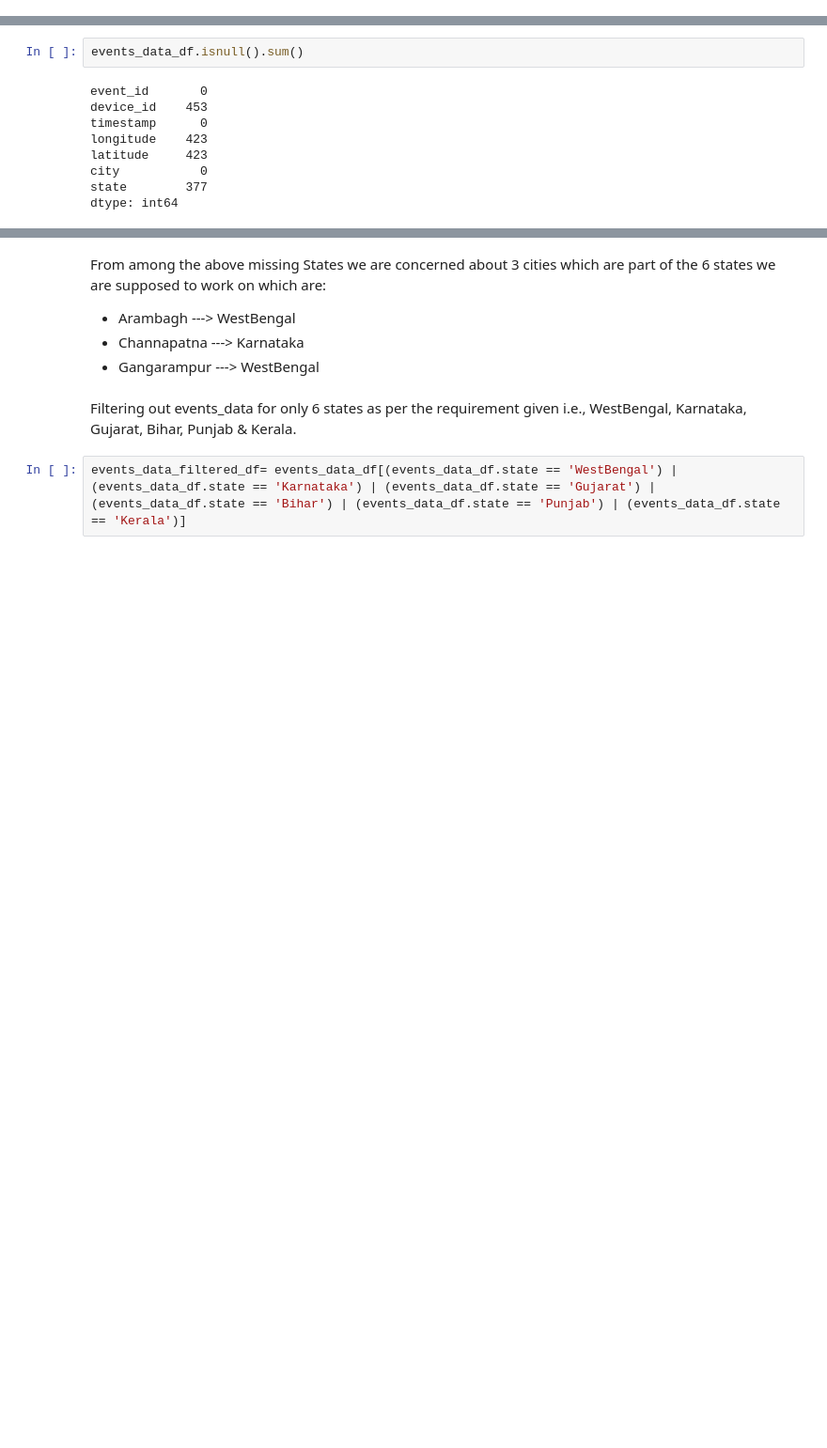
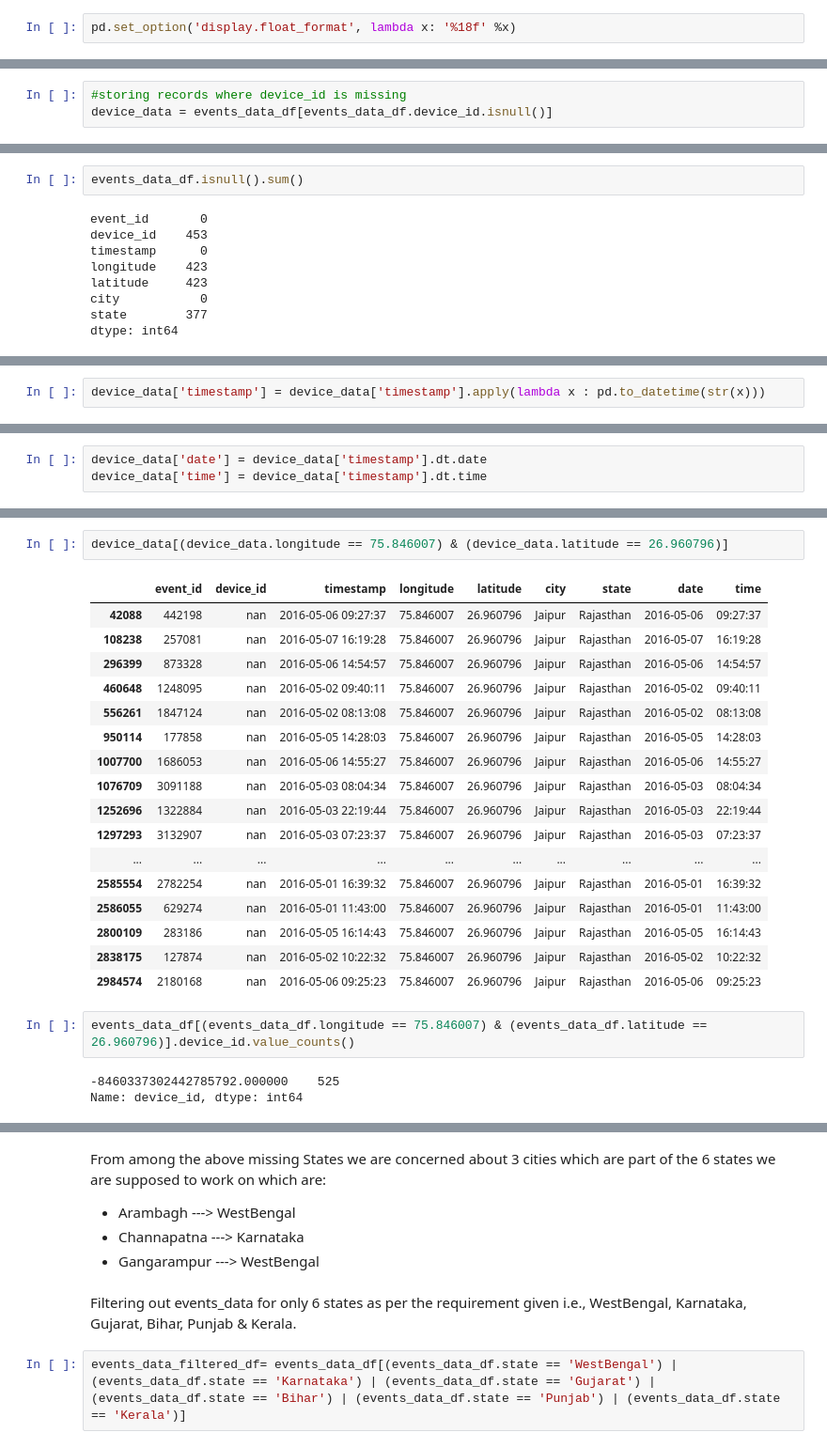
Before and after one commit to santhoshbvsrk/CapstoneProjects, a Jupyter notebook: DataAnalytics_CDF/InsaidTelecom_CDFCapstone.ipynb, the cells around one changed output, grey strips where cells are left out. Shown at 94% size. Drawn from its saved outputs; the diff is of its cells as text; blank space fills up the shorter version.

```diff
--- a/DataAnalytics_CDF/InsaidTelecom_CDFCapstone.ipynb
+++ b/DataAnalytics_CDF/InsaidTelecom_CDFCapstone.ipynb
@@ -29,6 +28,8 @@ replace events_data.csv? [y]es, [n]o, [A]ll, [N]one, [r]ename: y
 # %%
 import pandas as pd
 import numpy as np
+# %%
+pd.set_option('display.float_format', lambda x: '%18f' %x)
 # %%
 events_data_df=pd.read_csv("events_data.csv")
 events_data_df.head()
@@ -41,0 +43,3 @@ events_data_df.head()
+# %%
+#storing records where device_id is missing
+device_data = events_data_df[events_data_df.device_id.isnull()]
@@ -52,0 +524,2 @@ dtype: int64
+# %%
+device_data['timestamp'] = device_data['timestamp'].apply(lambda x : pd.to_datetime(str(x)))
@@ -52,0 +551,3 @@ dtype: int64
+# %%
+device_data['date'] = device_data['timestamp'].dt.date
+device_data['time'] = device_data['timestamp'].dt.time
@@ -52,0 +657,25 @@ dtype: int64
+# %%
+device_data[(device_data.longitude == 75.846007) & (device_data.latitude == 26.960796)]
+# %% [output]
+|  | event_id | device_id | timestamp | longitude | latitude | city | state | date | time |
+| 42088 | 442198 | nan | 2016-05-06 09:27:37 | 75.846007 | 26.960796 | Jaipur | Rajasthan | 2016-05-06 | 09:27:37 |
+| 108238 | 257081 | nan | 2016-05-07 16:19:28 | 75.846007 | 26.960796 | Jaipur | Rajasthan | 2016-05-07 | 16:19:28 |
+| 296399 | 873328 | nan | 2016-05-06 14:54:57 | 75.846007 | 26.960796 | Jaipur | Rajasthan | 2016-05-06 | 14:54:57 |
+| 460648 | 1248095 | nan | 2016-05-02 09:40:11 | 75.846007 | 26.960796 | Jaipur | Rajasthan | 2016-05-02 | 09:40:11 |
+| 556261 | 1847124 | nan | 2016-05-02 08:13:08 | 75.846007 | 26.960796 | Jaipur | Rajasthan | 2016-05-02 | 08:13:08 |
+| 950114 | 177858 | nan | 2016-05-05 14:28:03 | 75.846007 | 26.960796 | Jaipur | Rajasthan | 2016-05-05 | 14:28:03 |
+| 1007700 | 1686053 | nan | 2016-05-06 14:55:27 | 75.846007 | 26.960796 | Jaipur | Rajasthan | 2016-05-06 | 14:55:27 |
+| 1076709 | 3091188 | nan | 2016-05-03 08:04:34 | 75.846007 | 26.960796 | Jaipur | Rajasthan | 2016-05-03 | 08:04:34 |
+| 1252696 | 1322884 | nan | 2016-05-03 22:19:44 | 75.846007 | 26.960796 | Jaipur | Rajasthan | 2016-05-03 | 22:19:44 |
+| 1297293 | 3132907 | nan | 2016-05-03 07:23:37 | 75.846007 | 26.960796 | Jaipur | Rajasthan | 2016-05-03 | 07:23:37 |
+| ... | ... | ... | ... | ... | ... | ... | ... | ... | ... |
+| 2585554 | 2782254 | nan | 2016-05-01 16:39:32 | 75.846007 | 26.960796 | Jaipur | Rajasthan | 2016-05-01 | 16:39:32 |
+| 2586055 | 629274 | nan | 2016-05-01 11:43:00 | 75.846007 | 26.960796 | Jaipur | Rajasthan | 2016-05-01 | 11:43:00 |
+| 2800109 | 283186 | nan | 2016-05-05 16:14:43 | 75.846007 | 26.960796 | Jaipur | Rajasthan | 2016-05-05 | 16:14:43 |
+| 2838175 | 127874 | nan | 2016-05-02 10:22:32 | 75.846007 | 26.960796 | Jaipur | Rajasthan | 2016-05-02 | 10:22:32 |
+| 2984574 | 2180168 | nan | 2016-05-06 09:25:23 | 75.846007 | 26.960796 | Jaipur | Rajasthan | 2016-05-06 | 09:25:23 |
+# %%
+events_data_df[(events_data_df.longitude == 75.846007) & (events_data_df.latitude == 26.960796)].device_id.value_counts()
+# %% [output]
+-8460337302442785792.000000    525
+Name: device_id, dtype: int64
```
Also changed, not shown: parts of 109 cells of this notebook.
